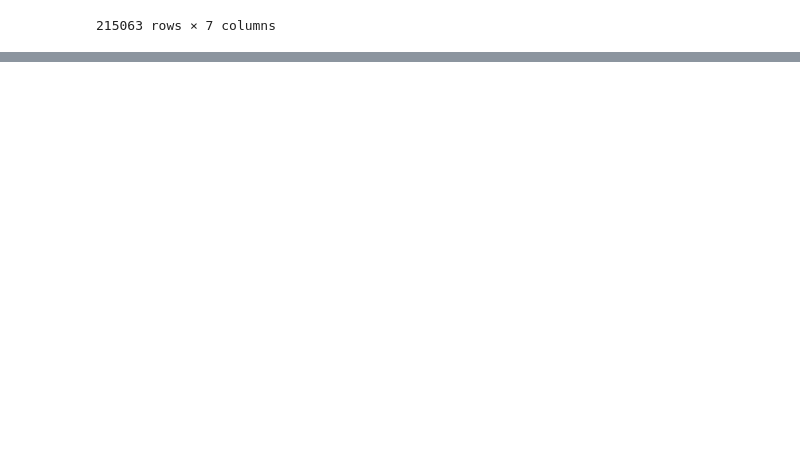
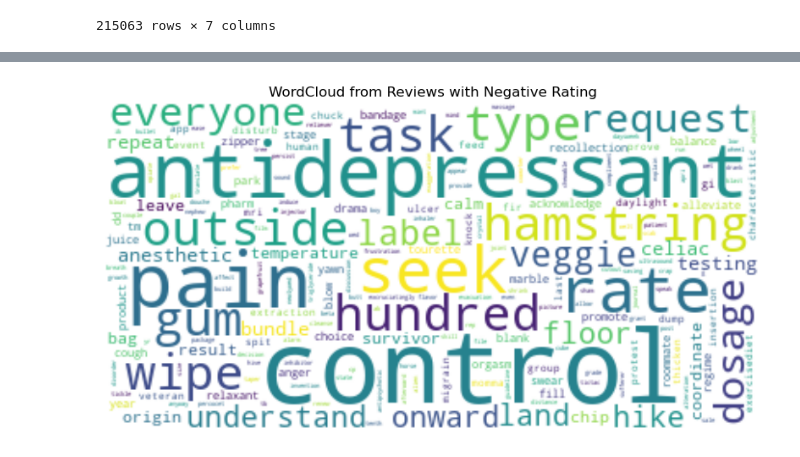
Before and after one commit to YamunaU75/FortuneMedical, a Jupyter notebook: FortuneMedical.ipynb, the cells around one changed output, grey strips where cells are left out. Drawn from its saved outputs; the diff is of its cells as text; code cells hidden in the pictures; blank space fills up the shorter version.

```diff
--- a/FortuneMedical.ipynb
+++ b/FortuneMedical.ipynb
@@ -74,0 +209,7 @@ df
+# %%
+corpus_flat = []
+for doc in corpus:
+    for word in doc:
+        corpus_flat.append(word.lower())
+Top20words = FreqDist(corpus_flat).most_common(20)
+Top20words
@@ -74,0 +326,17 @@ df
+# %%
+# flattening list of lists, and create unique tokens from negative_corpus
+
+negative_corpus_flat = []
+for doc in negative_corpus:
+    for word in doc:
+        negative_corpus_flat.append(word)
+
+negative_corpus_unique = set(negative_corpus_flat)
+
+# Define a regex pattern to match numbers or words containing numbers
+pattern = r'\b(\d+\w+|\w*\d+\w*)\b'
+
+# Apply the regex pattern to filter out unwanted tokens
+negative_corpus_filtered = [token for token in negative_corpus_unique if not re.match(pattern, token)]
+
+negative_corpus_filtered
@@ -74,0 +361,15 @@ df
+# %%
+# Create a WordCloud object with default settings
+wc = WordCloud(background_color="white")
+
+# Generate the word cloud using your corpus
+wc.generate(" ".join(negative_corpus_filtered))
+
+# Display the word cloud
+plt.figure(figsize=(10,7))
+plt.imshow(wc, interpolation="bilinear")
+plt.title("WordCloud from Reviews with Negative Rating")
+plt.axis("off")
+plt.show()
+# %% [output]
+[figure, added]
```
Also changed, not shown: parts of 21 cells of this notebook.
